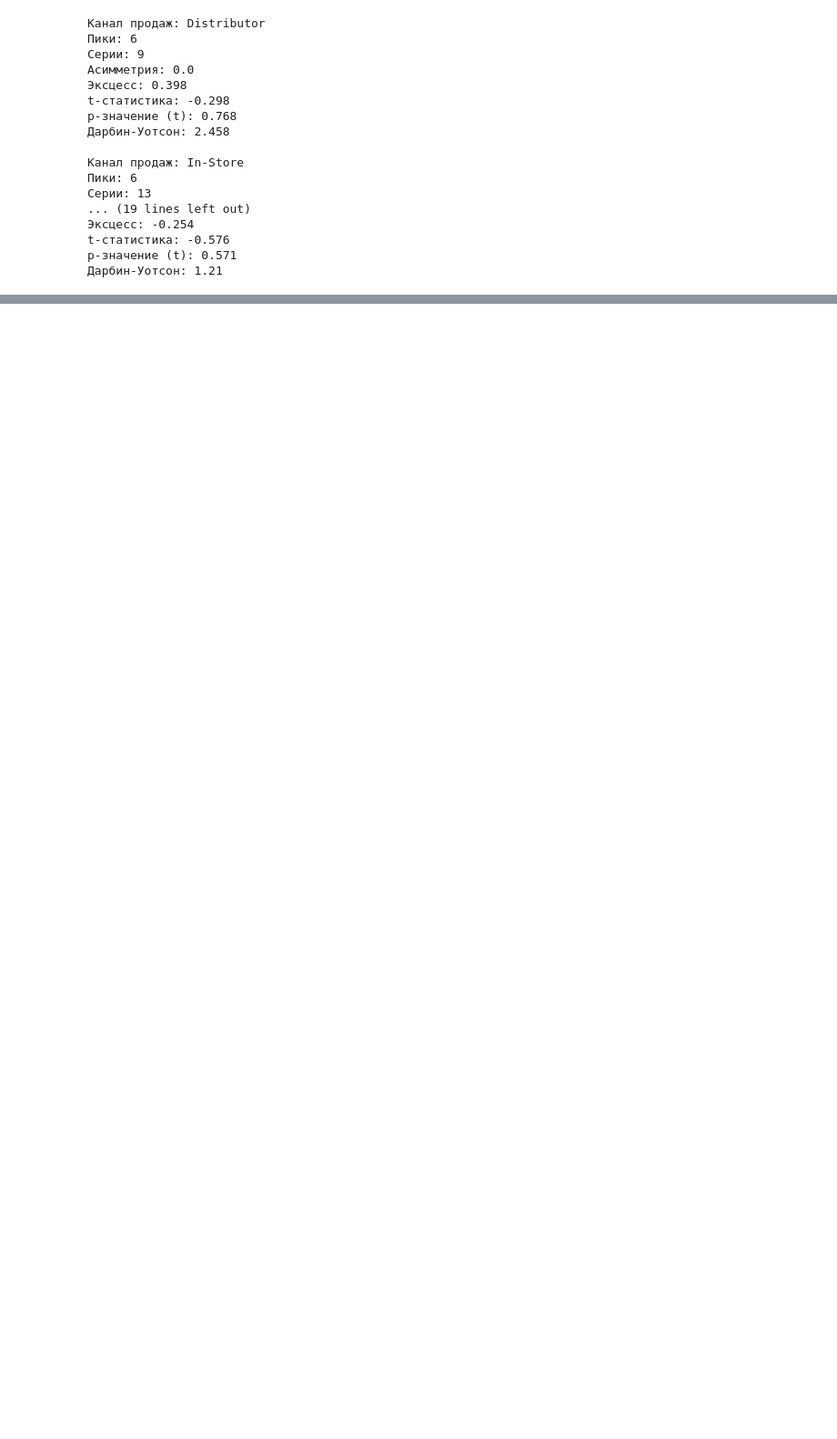
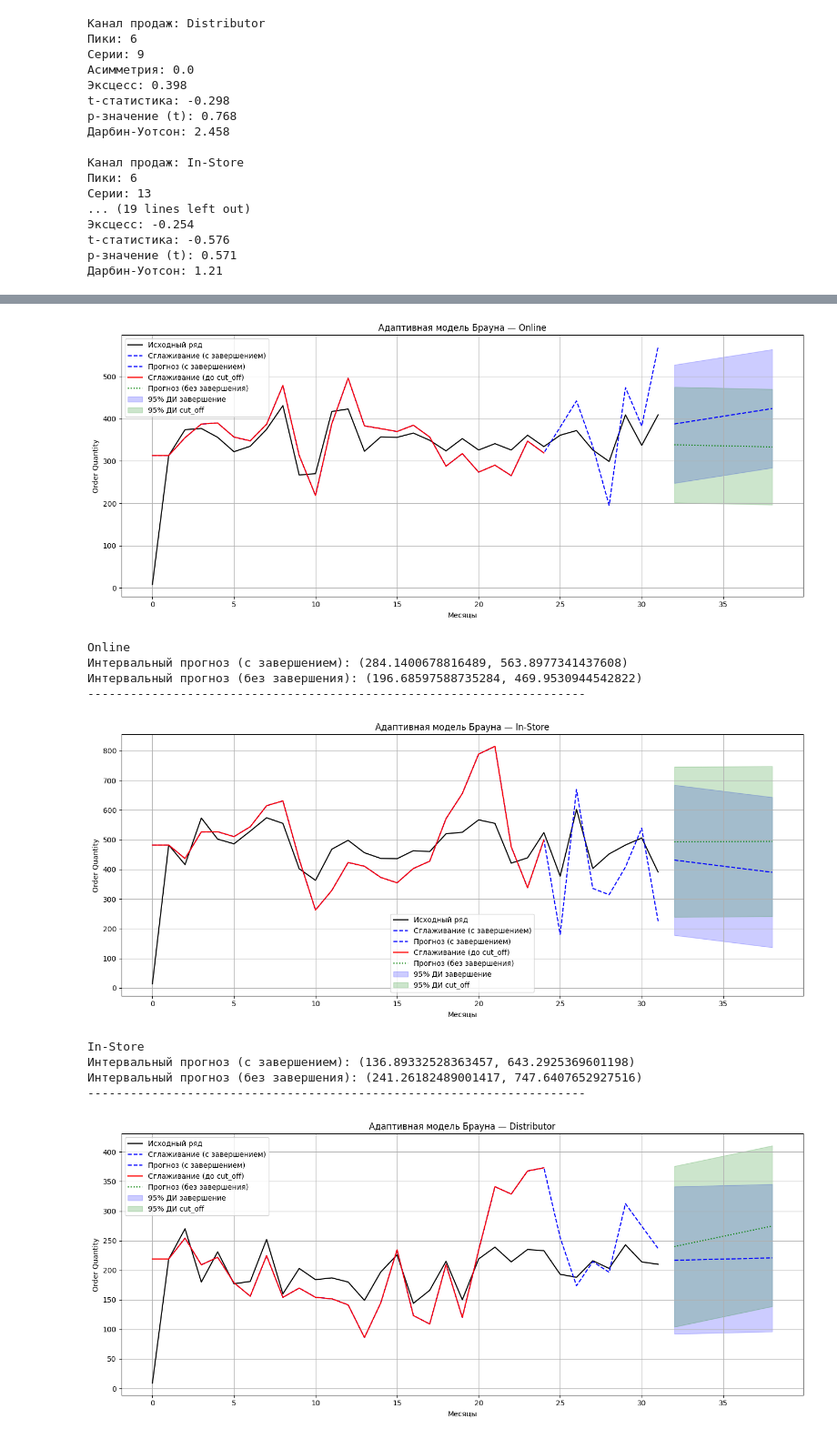
Before and after one commit to alex-s2222/DS, a Jupyter notebook: bigData/TimeSeries/TimeSeriesGood.ipynb, the cells around one changed output, grey strips where cells are left out. Shown at 91% size. Cells and saved outputs as stored; diff of their text form; code cells hidden in the pictures; blank space fills up the shorter version.

```diff
--- a/bigData/TimeSeries/TimeSeriesGood.ipynb
+++ b/bigData/TimeSeries/TimeSeriesGood.ipynb
@@ -513,0 +769,77 @@ p-значение (t): 0.571
+# %%
+def brown_model(series, alpha=0.3, forecast_steps=7, cut_off=None):
+    if cut_off:
+        series = series[:cut_off]
+
+    S1 = [series[1]]
+    S2 = [series[1]]
+    for t in range(1, len(series)):
+        S1.append(alpha * series[t] + (1 - alpha) * S1[-1])
+        S2.append(alpha * S1[-1] + (1 - alpha) * S2[-1])
+
+    S1 = np.array(S1)
+    S2 = np.array(S2)
+    a_t = 2 * S1[-1] - S2[-1]
+    b_t = (alpha / (1 - alpha)) * (S1[-1] - S2[-1])
+
+    forecast = [a_t + b_t * k for k in range(1, forecast_steps + 1)]
+    fitted = [2 * S1[i] - S2[i] + (alpha / (1 - alpha)) * (S1[i] - S2[i]) * i for i in range(len(series))]
+
+    residuals = series[:len(fitted)] - fitted
+    stderr = np.std(residuals)
+    ci = 1.96 * stderr
+    return np.array(fitted), np.array(forecast), (forecast[-1] - ci, forecast[-1] + ci)
+
+# Параметры
+alpha = 0.3
+forecast_steps = 7
+cut_off = len(series) - forecast_steps
+
+for channel in selected_channels:
+    series = monthly[channel].values
+    cut_off = len(series) - forecast_steps
+
+    fitted_full, forecast_full, interval_full = brown_model(series, alpha, forecast_steps)
+    fitted_cut, forecast_cut, interval_cut = brown_model(series, alpha, forecast_steps, cut_off)
+
+    t = np.arange(len(series))
+    future_t = np.arange(len(series), len(series) + forecast_steps)
+
+    plt.figure(figsize=(14, 6))
+    plt.plot(t, series, label="Исходный ряд", color='black')
+    plt.plot(t, fitted_full, label="Сглаживание (с завершением)", linestyle='--', color='blue')
+    plt.plot(future_t, forecast_full, label="Прогноз (с завершением)", linestyle='--', color='blue')
+    plt.plot(t[:cut_off], fitted_cut, label="Сглаживание (до cut_off)", linestyle='-', color='red')
+    plt.plot(future_t, forecast_cut, label="Прогноз (без завершения)", linestyle=':', color='green')
+    plt.fill_between(future_t, forecast_full - interval_full[1] + forecast_full[-1],
+                            forecast_full + interval_full[1] - forecast_full[-1],
+                            color='blue', alpha=0.2, label='95% ДИ завершение')
+
+    plt.fill_between(future_t, forecast_cut - interval_cut[1] + forecast_cut[-1],
+                            forecast_cut + interval_cut[1] - forecast_cut[-1],
+                            color='green', alpha=0.2, label='95% ДИ cut_off')
+
+    plt.title(f"Адаптивная модель Брауна — {channel}")
+    plt.xlabel("Месяцы")
+    plt.ylabel("Order Quantity")
+    plt.legend()
+    plt.grid(True)
+    plt.tight_layout()
+    plt.show()
+
+    print(f"{channel}")
+    print("Интервальный прогноз (с завершением):", interval_full)
+    print("Интервальный прогноз (без завершения):", interval_cut)
+    print("-" * 70)
+# %% [output]
+[figure, added]
+Online
+Интервальный прогноз (с завершением): (284.1400678816489, 563.8977341437608)
+Интервальный прогноз (без завершения): (196.68597588735284, 469.9530944542822)
+----------------------------------------------------------------------
+[figure, added]
+In-Store
+Интервальный прогноз (с завершением): (136.89332528363457, 643.2925369601198)
+Интервальный прогноз (без завершения): (241.26182489001417, 747.6407652927516)
+----------------------------------------------------------------------
+[figure, added]
```
Also changed, not shown: parts of 14 cells of this notebook.
